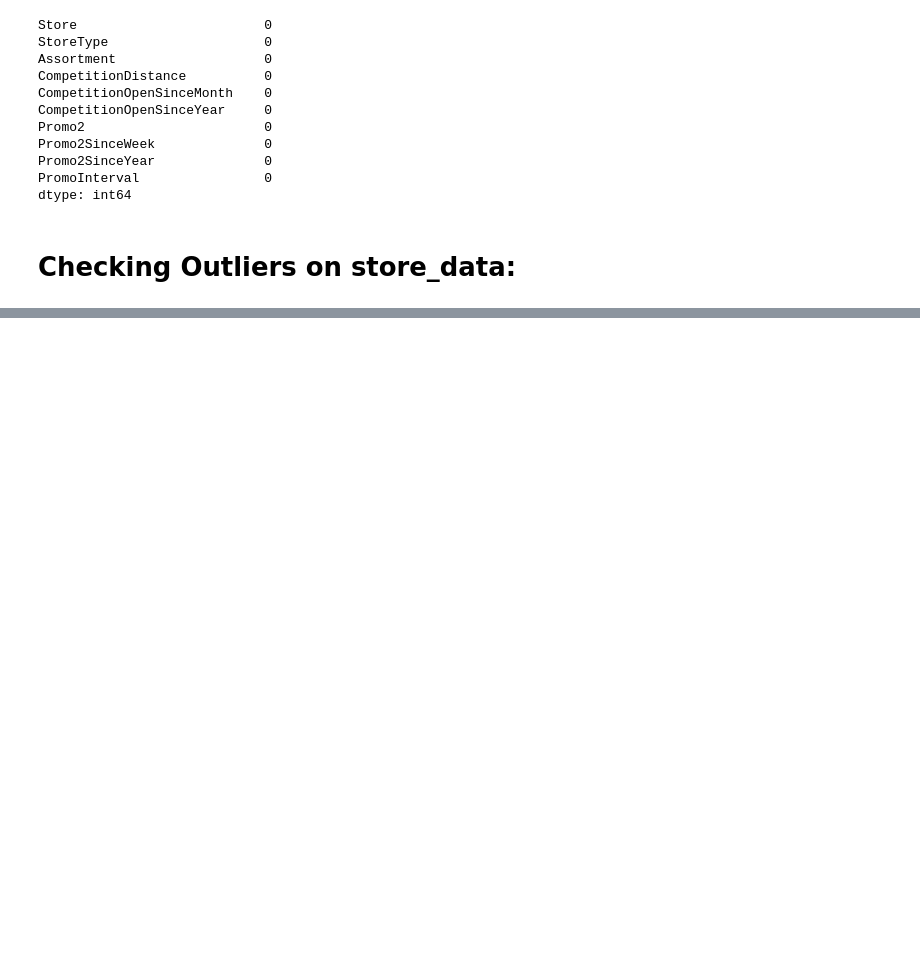
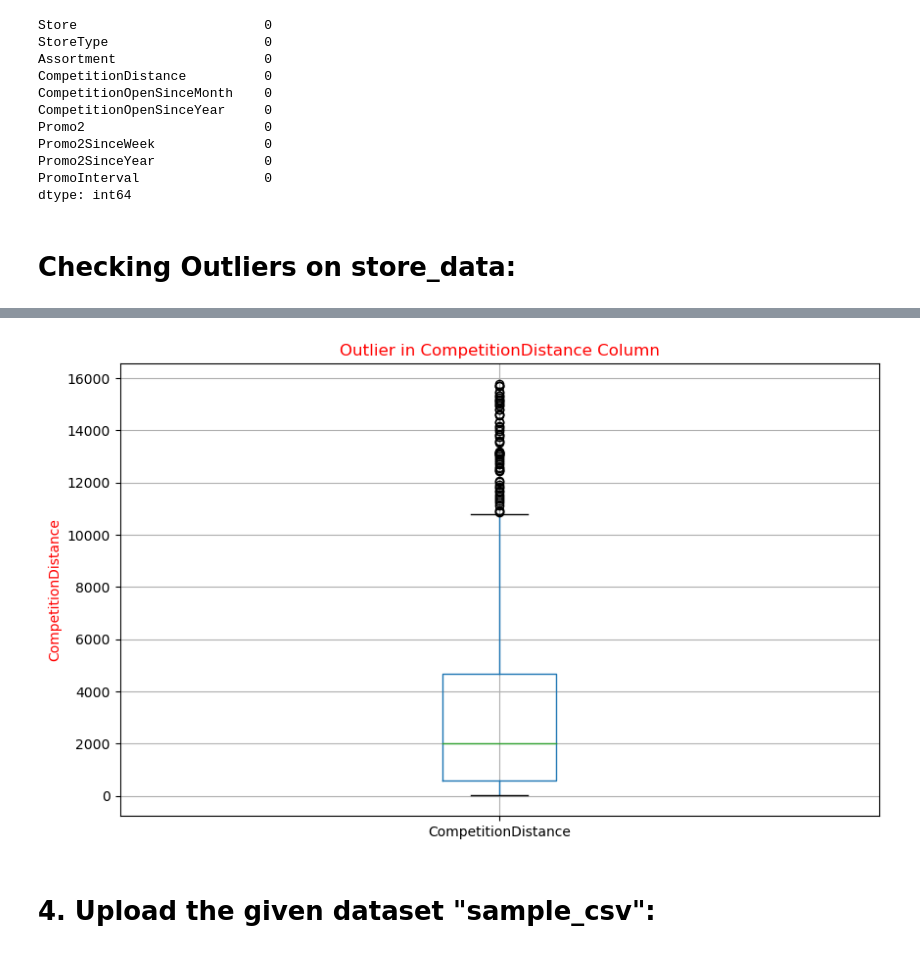
Before and after one commit to analysis86/Pharmaceutical-Sales-Prediction-Across-Multiple-Stores, a Jupyter notebook: NoteBook/Task 1- Exploration of customer purchasing behaviour.ipynb, the cells around one changed output, grey strips where cells are left out. Cells and saved outputs as stored; diff of their text form; code cells hidden in the pictures; blank space fills up the shorter version.

```diff
--- a/NoteBook/Task 1- Exploration of customer purchasing behaviour.ipynb
+++ b/NoteBook/Task 1- Exploration of customer purchasing behaviour.ipynb
@@ -324,0 +335,14 @@ dtype: int64
+# %%
+lower_bound,upper_bound = iqr_technique(store_data['CompetitionDistance'])
+
+store_data = store_data[(store_data.CompetitionDistance>lower_bound) & (store_data.CompetitionDistance<upper_bound)]
+# %%
+plt.figure(figsize=(10, 6))
+store_data.boxplot(column='CompetitionDistance')
+plt.title('Outlier in CompetitionDistance Column',color='red')
+plt.ylabel('CompetitionDistance',color='red')
+plt.show()
+# %% [output]
+[figure, added]
+# %% [markdown]
+# 4. Upload the given dataset "sample_csv":
```
Also changed, not shown: parts of 65 cells of this notebook, 5 other files.
